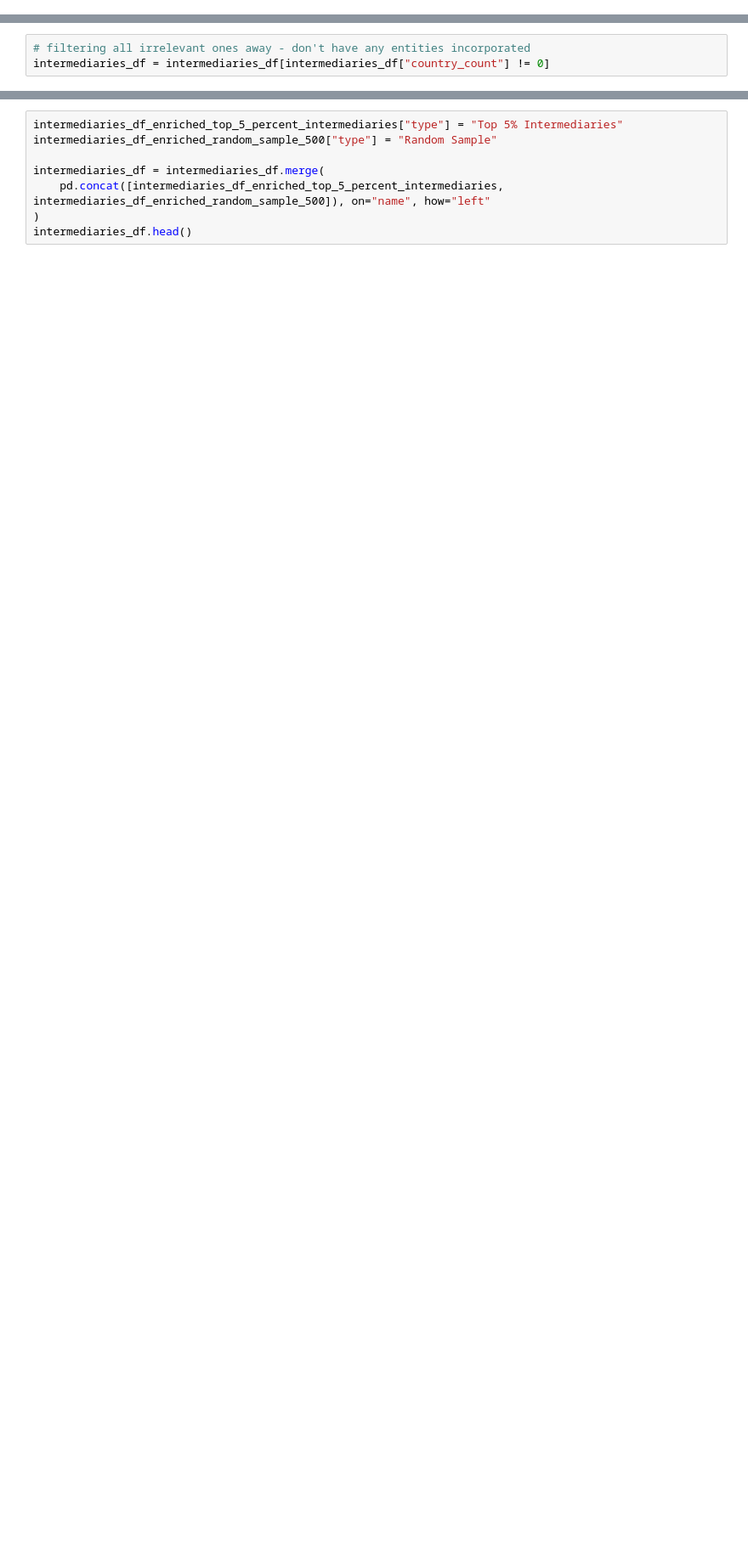
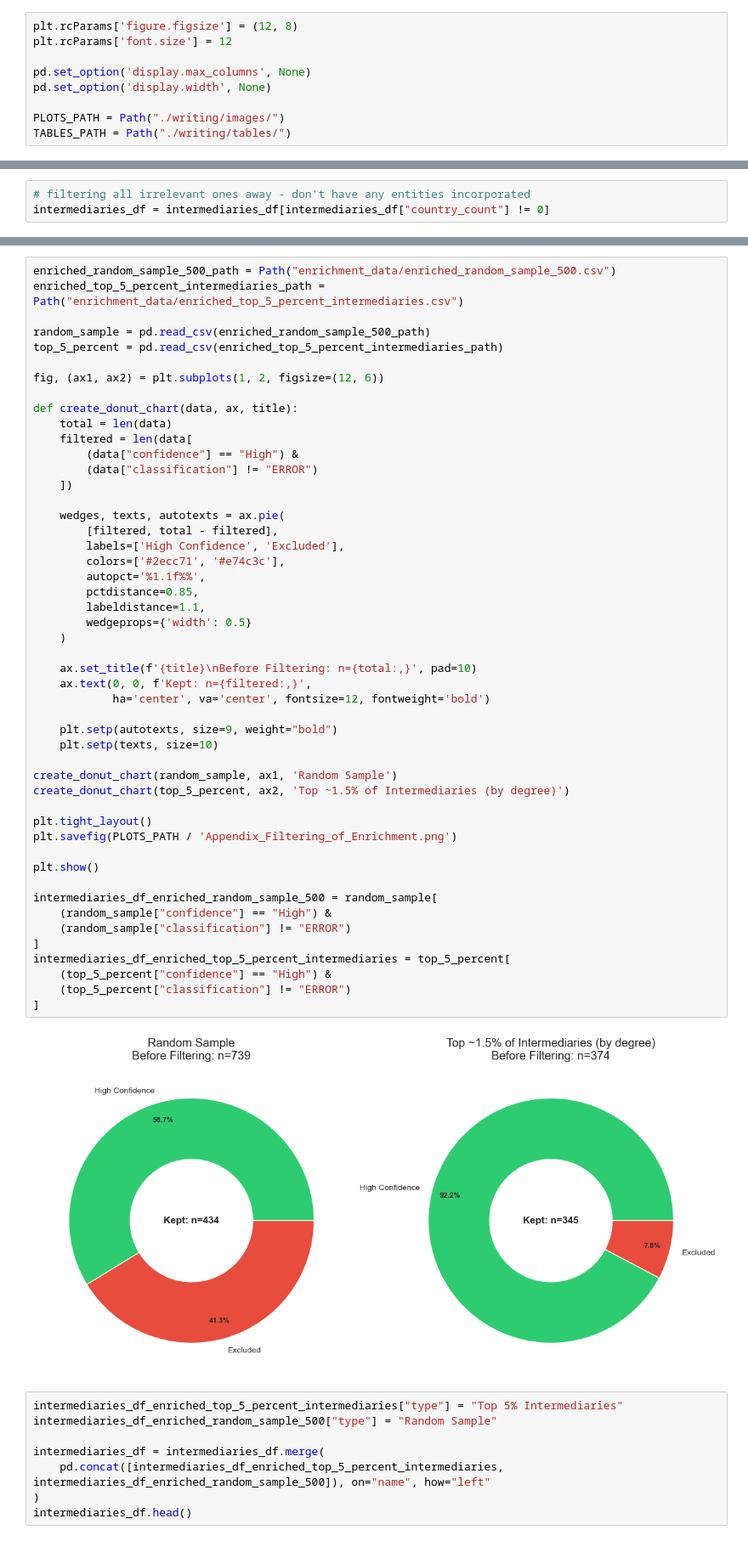
Before and after one commit to OscarAdserballe/intermediaries-in-the-offshore-world, a Jupyter notebook: propositions.ipynb, the cells around one changed output, grey strips where cells are left out. Shown at 85% size. Drawn from its saved outputs; the diff is of its cells as text; blank space fills up the shorter version.

Commit message:
general clean-up and a few plots; more mis-use of version control

```diff
--- a/propositions.ipynb
+++ b/propositions.ipynb
@@ -73,3 +23,12 @@ pd.set_option('display.width', None)
+# %%
+plt.rcParams['figure.figsize'] = (12, 8)
+plt.rcParams['font.size'] = 12
+
+pd.set_option('display.max_columns', None)
+pd.set_option('display.width', None)
+
+PLOTS_PATH = Path("./writing/images/")
+TABLES_PATH = Path("./writing/tables/")
 # %% [markdown]
 # Loading in  ICIJ
 # %%
@@ -1117,3 +1148,54 @@ plt.show()
+# %%
+enriched_random_sample_500_path = Path("enrichment_data/enriched_random_sample_500.csv")
+enriched_top_5_percent_intermediaries_path = Path("enrichment_data/enriched_top_5_percent_intermediaries.csv")
+
+random_sample = pd.read_csv(enriched_random_sample_500_path)
+top_5_percent = pd.read_csv(enriched_top_5_percent_intermediaries_path)
+
+fig, (ax1, ax2) = plt.subplots(1, 2, figsize=(12, 6))
+
+def create_donut_chart(data, ax, title):
+    total = len(data)
+    filtered = len(data[
+        (data["confidence"] == "High") &
+        (data["classification"] != "ERROR")
+    ])
+
+    wedges, texts, autotexts = ax.pie(
+        [filtered, total - filtered],
+        labels=['High Confidence', 'Excluded'],
+        colors=['#2ecc71', '#e74c3c'],
+        autopct='%1.1f%%',
+        pctdistance=0.85,
+        labeldistance=1.1,
+        wedgeprops={'width': 0.5}
+    )
+
+    ax.set_title(f'{title}\nBefore Filtering: n={total:,}', pad=10)
+    ax.text(0, 0, f'Kept: n={filtered:,}',
+            ha='center', va='center', fontsize=12, fontweight='bold')
+
+    plt.setp(autotexts, size=9, weight="bold")
+    plt.setp(texts, size=10)
+
+create_donut_chart(random_sample, ax1, 'Random Sample')
+create_donut_chart(top_5_percent, ax2, 'Top ~1.5% of Intermediaries (by degree)')
+
+plt.tight_layout()
+plt.savefig(PLOTS_PATH / 'Appendix_Filtering_of_Enrichment.png')
+
+plt.show()
+
+intermediaries_df_enriched_random_sample_500 = random_sample[
+    (random_sample["confidence"] == "High") &
+    (random_sample["classification"] != "ERROR")
+]
+intermediaries_df_enriched_top_5_percent_intermediaries = top_5_percent[
+    (top_5_percent["confidence"] == "High") &
+    (top_5_percent["classification"] != "ERROR")
+]
+# %% [output]
+[figure, added]
 # %%
 intermediaries_df_enriched_top_5_percent_intermediaries["type"] = "Top 5% Intermediaries"
 intermediaries_df_enriched_random_sample_500["type"] = "Random Sample"
```
Also changed, not shown: parts of 63 cells of this notebook, 9 other files.
